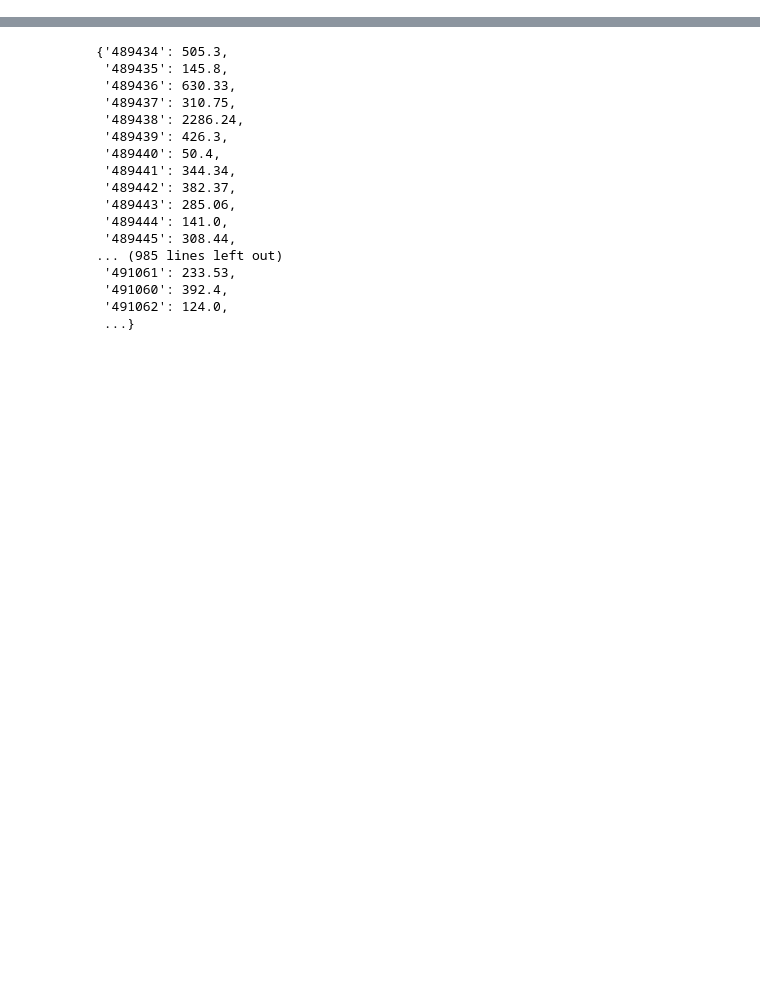
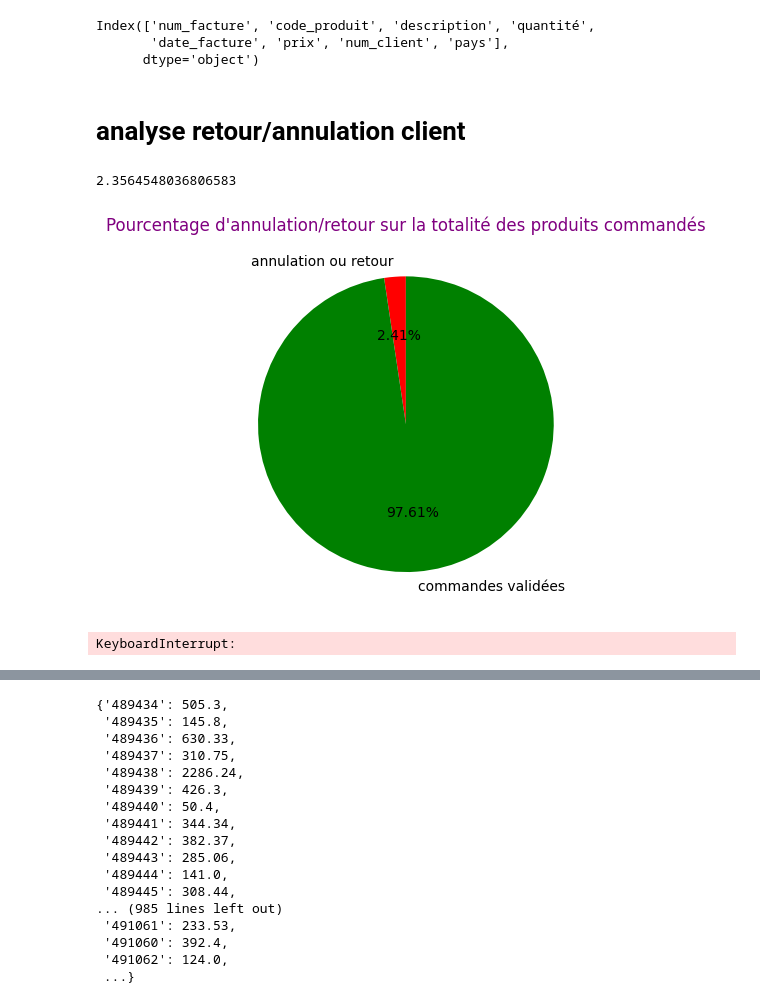
Before and after one commit to Evgeni1494/SegmentationClient, a Jupyter notebook: intro.ipynb, the cells around one changed output, grey strips where cells are left out. Drawn from its saved outputs; the diff is of its cells as text; code cells hidden in the pictures; blank space fills up the shorter version.

```diff
--- a/intro.ipynb
+++ b/intro.ipynb
@@ -24,0 +13,72 @@ df
+# %%
+import pandas as pd
+import matplotlib.pyplot as plt
+
+
+df1 = pd.read_csv('fichier_base.csv')
+noms_colonnes_fr = {
+    'Invoice': 'num_facture',
+    'StockCode': 'code_produit',
+    'Description': 'description',
+    'Quantity': 'quantité',
+    'InvoiceDate': 'date_facture',
+    'Price': 'prix',
+    'Customer ID': 'num_client',
+    'Country': 'pays'
+}
+
+# Renommez les colonnes en utilisant le dictionnaire de correspondance
+df1.rename(columns=noms_colonnes_fr, inplace=True)
+df1.dropna(inplace=True)
+# %%
+df1.columns
+# %% [output]
+Index(['num_facture', 'code_produit', 'description', 'quantité',
+       'date_facture', 'prix', 'num_client', 'pays'],
+      dtype='object')
+# %% [markdown]
+# analyse retour/annulation client
+# %%
+#pourcentage de quantité qui sont négatives
+
+nb_negative = len(df1[df1['quantité'] < 0])
+
+# Calcul du pourcentage
+pourcentage = (nb_negative / len(df1)) * 100
+pourcentage
+# %% [output]
+2.3564548036806583
+# %%
+# Calcul du nombre de lignes avec une valeur négative dans la colonne "quantité"
+nb_negative = len(df1[df1['quantité'] < 0])
+
+# Calcul du nombre de lignes avec une valeur positive
+nb_positive = len(df1[df1['quantité'] >= 0])
+
+# Création d'une liste des valeurs pour le graphique
+sizes = [nb_negative, nb_positive]
+
+# Labels pour le graphique
+labels = ['annulation ou retour', 'commandes validées' ]
+
+colors=['red', 'green']
+# Création du graphique à secteurs
+plt.pie(sizes, labels=labels, autopct='%2.1f1%%', startangle=90, colors=colors)
+
+# Titre du graphique
+plt.title("Pourcentage d'annulation/retour sur la totalité des produits commandés", color='purple')
+
+# Af1ichage du graphique
+plt.show()
+# %% [output]
+[figure, added]
+# %%
+df1['retour'] = 0
+
+# Parcours du DataFrame et mise à jour de la colonne 'retour' en fonction des conditions
+for index, row in df1.iterrows():
+    if row['quantité'] < 0:
+        if 'c' not in row['num_facture'].upper():
+            df1.at[index, 'retour'] = 1
+# %% [output]
+KeyboardInterrupt:
```
Also changed, not shown: parts of 60 cells of this notebook, 11 other files.
